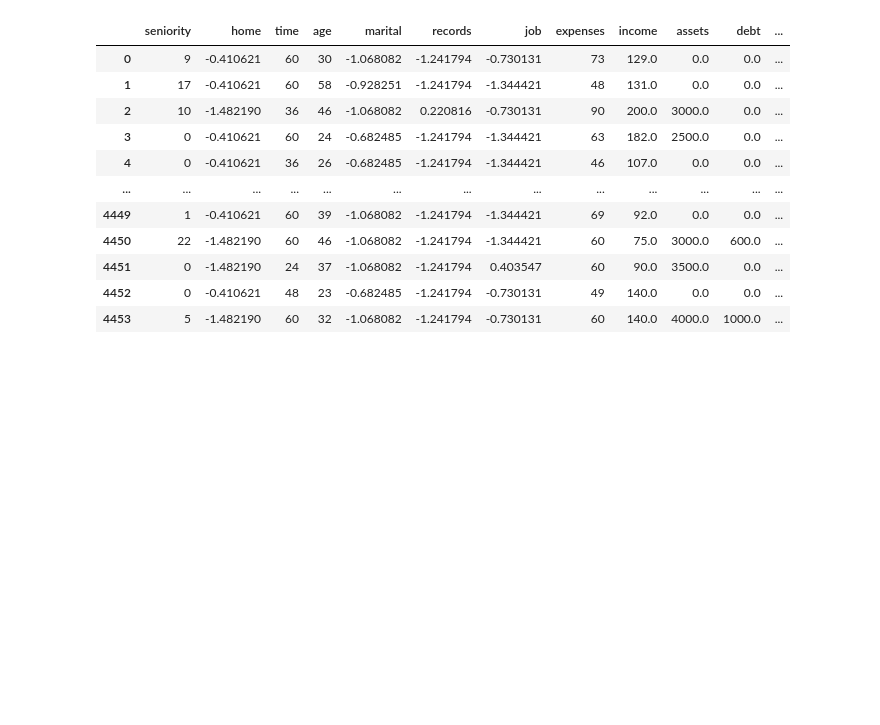
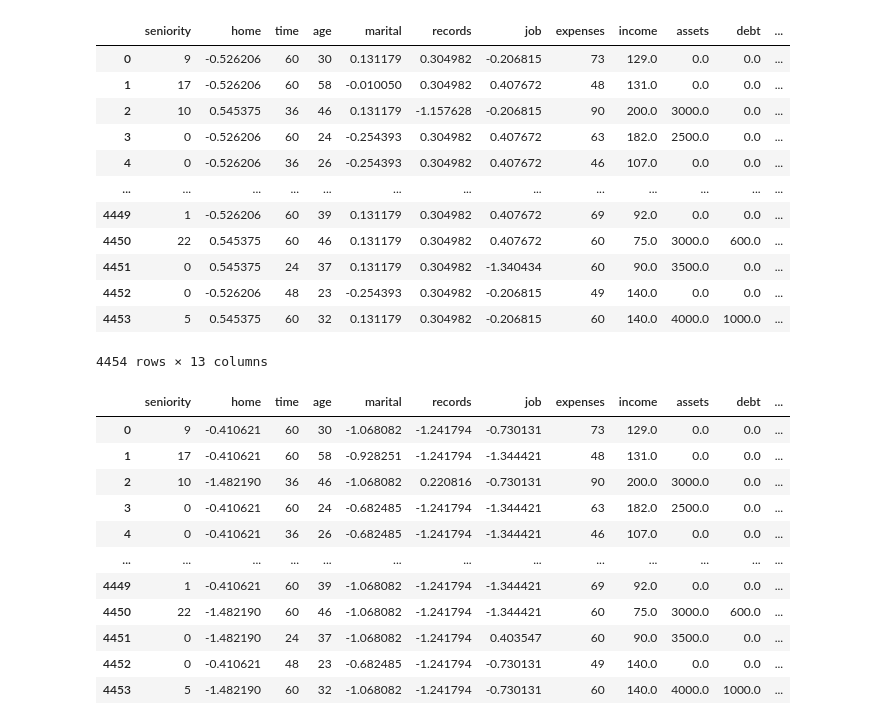
Before and after one commit to MathGuim/tcc, a Jupyter notebook: notebooks/sklearn.ipynb, the cells around one changed output. Drawn from its saved outputs; the diff is of its cells as text; code cells hidden in the pictures; blank space fills up the shorter version.

```diff
--- a/notebooks/sklearn.ipynb
+++ b/notebooks/sklearn.ipynb
@@ -102,3 +82,19 @@ plt.legend('');
+# %%
+WeigthOfEvidenceEncoder(cols=['home', 'marital', 'records', 'job']).fit_transform(X, y)
+# %% [output]
+|  | seniority | home | time | age | marital | records | job | expenses | income | assets | debt | ... |
+| 0 | 9 | -0.526206 | 60 | 30 | 0.131179 | 0.304982 | -0.206815 | 73 | 129.0 | 0.0 | 0.0 | ... |
+| 1 | 17 | -0.526206 | 60 | 58 | -0.010050 | 0.304982 | 0.407672 | 48 | 131.0 | 0.0 | 0.0 | ... |
+| 2 | 10 | 0.545375 | 36 | 46 | 0.131179 | -1.157628 | -0.206815 | 90 | 200.0 | 3000.0 | 0.0 | ... |
+| 3 | 0 | -0.526206 | 60 | 24 | -0.254393 | 0.304982 | 0.407672 | 63 | 182.0 | 2500.0 | 0.0 | ... |
+| 4 | 0 | -0.526206 | 36 | 26 | -0.254393 | 0.304982 | 0.407672 | 46 | 107.0 | 0.0 | 0.0 | ... |
+| ... | ... | ... | ... | ... | ... | ... | ... | ... | ... | ... | ... | ... |
+| 4449 | 1 | -0.526206 | 60 | 39 | 0.131179 | 0.304982 | 0.407672 | 69 | 92.0 | 0.0 | 0.0 | ... |
+| 4450 | 22 | 0.545375 | 60 | 46 | 0.131179 | 0.304982 | 0.407672 | 60 | 75.0 | 3000.0 | 600.0 | ... |
+| 4451 | 0 | 0.545375 | 24 | 37 | 0.131179 | 0.304982 | -1.340434 | 60 | 90.0 | 3500.0 | 0.0 | ... |
+| 4452 | 0 | -0.526206 | 48 | 23 | -0.254393 | 0.304982 | -0.206815 | 49 | 140.0 | 0.0 | 0.0 | ... |
+| 4453 | 5 | 0.545375 | 60 | 32 | 0.131179 | 0.304982 | -0.206815 | 60 | 140.0 | 4000.0 | 1000.0 | ... |
+4454 rows × 13 columns
 # %%
 TargetEncoder(cols=['home', 'marital', 'records', 'job']).fit_transform(X, y)
 # %% [output]
```
Also changed, not shown: parts of 9 cells of this notebook, 1 other file.
